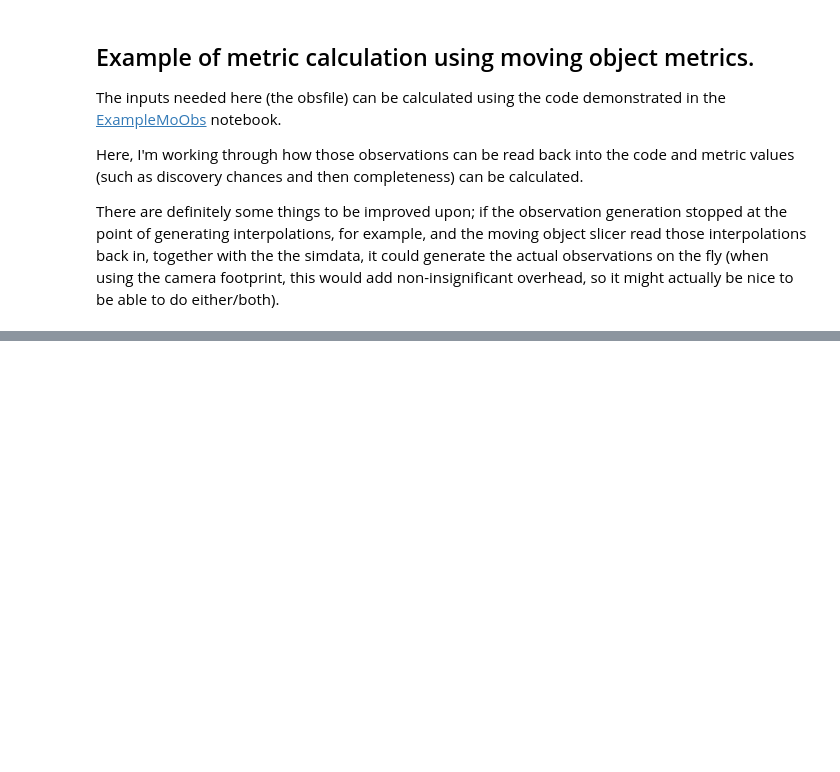
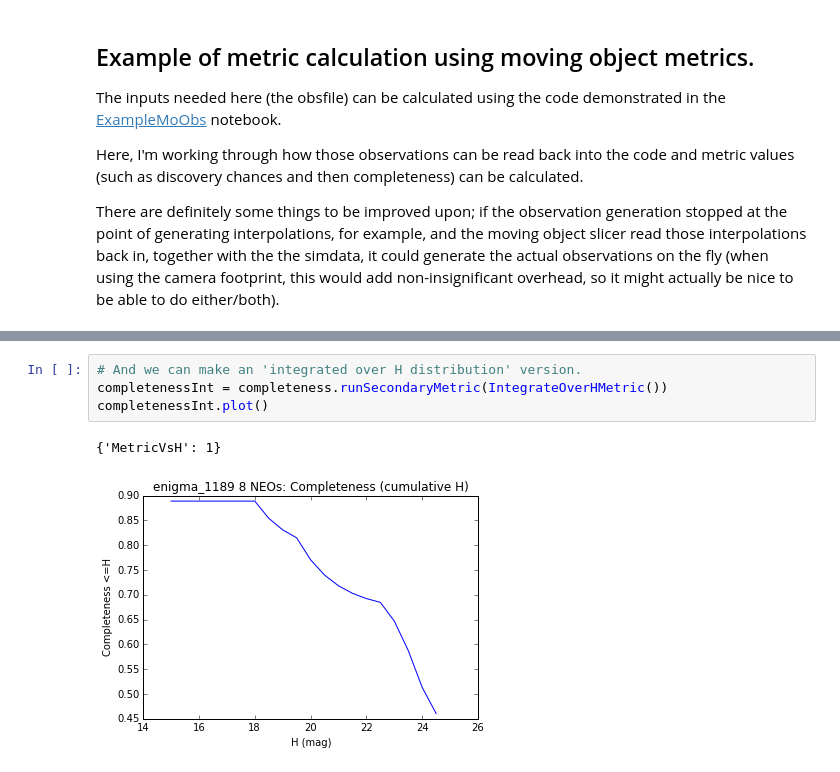
Before and after one commit to rhiannonlynne/MafSSO, a Jupyter notebook: ExampleMoMetrics.ipynb, the cells around one changed output, grey strips where cells are left out. Drawn from its saved outputs; the diff is of its cells as text; blank space fills up the shorter version.

```diff
--- a/ExampleMoMetrics.ipynb
+++ b/ExampleMoMetrics.ipynb
@@ -31,3 +111,10 @@ mos.orbits.tail()
+# %%
+# And we can make an 'integrated over H distribution' version.
+completenessInt = completeness.runSecondaryMetric(IntegrateOverHMetric())
+completenessInt.plot()
+# %% [output]
+{'MetricVsH': 1}
+[figure, added]
 # %%
 ### side note.. illustrating detection probability curve (50% at m5)
 # this probability curve is used if snrLimit is NOT set (otherwise it's just a cutoff at snrLimit)
```
Also changed, not shown: parts of 18 cells of this notebook, 6 other files.
